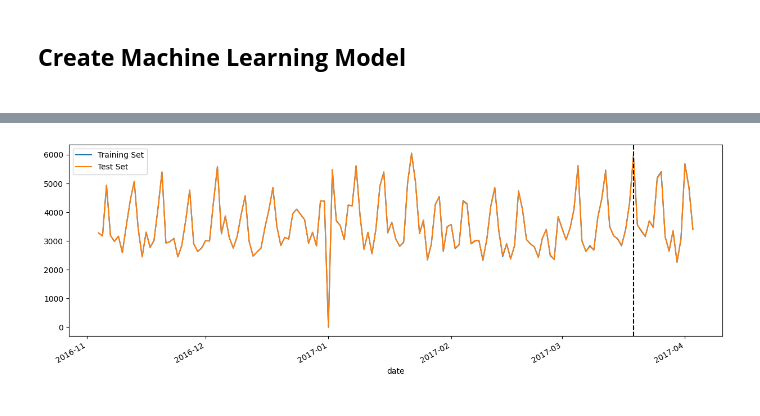
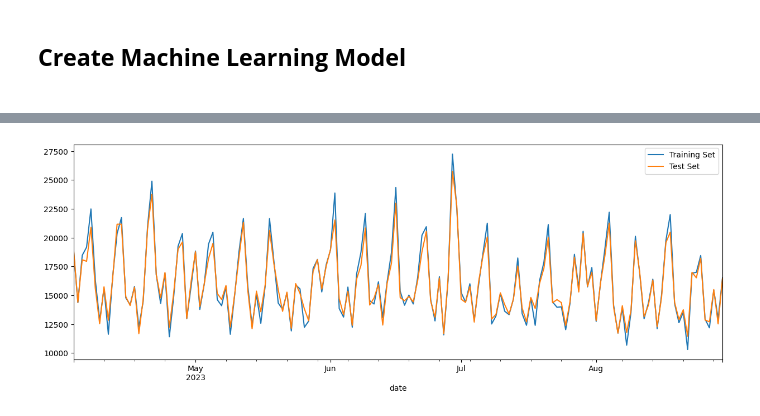
Before and after one commit to rhamdansyahrulm/Store-Sales, a Jupyter notebook: Store_Sales.ipynb, the cells around one changed output, grey strips where cells are left out. Cells and saved outputs as stored; diff of their text form; code cells hidden in the pictures.

```diff
--- a/Store_Sales.ipynb
+++ b/Store_Sales.ipynb
@@ -689,5 +601,8 @@ oil_imputed
 # Creating a combined dataset from raw training and test datasets.
 # Concatenating raw training and test datasets to create a combined dataset.
 raw_combined_dataset = pd.concat([raw_train_dataset, raw_test_dataset], ignore_index=True)
-raw_combined_dataset
+raw_combined_dataset["date"] = pd.to_datetime(raw_combined_dataset["date"])
+raw_combined_dataset["date"] = raw_combined_dataset["date"] + timedelta(days=365*6+90)
+raw_combined_dataset = raw_combined_dataset.groupby(['store_nbr', 'date'])[['sales', 'onpromotion']].sum().reset_index()
+raw_combined_dataset.head()
 # %% [output]
@@ -750,7 +659,7 @@ for key, value in separated_data.items():
     merged_df_4 = merged_df_3.merge(holiday_clean_national, on='date', how='left', suffixes=('_regional', ''))
 
     # Dropping irrelevant columns
-    merged_df_4 = merged_df_4.drop(columns=["city", "state", "store_nbr", "family", "type", "cluster"])
+    merged_df_4 = merged_df_4.drop(columns=["city", "state", "store_nbr", "type", "cluster"])
 
     # Encoding categorical columns using label encoding
     for encode_column in encode_columns:
@@ -763,7 +672,7 @@ for key, value in separated_data.items():
     merged_df_4 = merged_df_4.set_index('date')
 
     # Setting sales values to None for the last 150 days (test dataset)
-    merged_df_4.loc[merged_df_4.index[-150:], "sales"] = None
+    merged_df_4.loc[merged_df_4.index[-90:], "sales"] = None
 
     # Storing the processed dataset in the dictionary
     ready_dataset[key] = merged_df_4
@@ -816,7 +765,7 @@ y_tests = {}
 x_predicts = {}
 
 # Looping through each store-family combination's ready dataset
-for key, value in ready_dataset.items():
+for key, value in transformed_datasets.items():
     # Extracting training data (excluding the 'sales' column)
     train = value[~value["sales"].isnull()]
 
@@ -827,11 +776,11 @@ for key, value in ready_dataset.items():
     predict = value[value["sales"].isnull()]
 
     # Separating features and target variables
-    x_trains[key], y_trains[key] = train.iloc[:, 2:], train.iloc[:, 1].to_frame()
-    x_tests[key], y_tests[key] = test.iloc[:, 2:], test.iloc[:, 1].to_frame()
+    x_trains[key], y_trains[key] = train.iloc[:, 1:], train.iloc[:, 0].to_frame()
+    x_tests[key], y_tests[key] = test.iloc[:, 1:], test.iloc[:, 0].to_frame()
 
     # Features for prediction (excluding the 'sales' column)
-    x_predicts[key] = train.iloc[:, 2:]
+    x_predicts[key] = train.iloc[:, 1:]
 # %%
 # Creating a plot to visualize the training and test data split.
 fig, ax = plt.subplots(figsize=(10, 3)) # Creating a subplot with a specific figure size
@@ -906,0 +872,24 @@ compare_y.head()
+# %%
+# Making predictions on the test data using the trained regressor
+test_model = reg_models["store_2"].predict(x_tests["store_2"])
+predicted_test = x_tests["store_2"].copy()
+predicted_test["predict"] = test_model
+predicted_test["actual"] = y_tests["store_2"]
+
+# Reordering columns to move "predict" column to the first position
+actual_test = predicted_test[["actual"] + [col for col in predicted_test.columns if col != "actual" and col != "predict"]]
+predicted_test = predicted_test[["predict"] + [col for col in predicted_test.columns if col != "actual" and col != "predict"]]
+
+# Inverse transform the predicted and actual values to get them in original scale
+actual_original_scale = scalers["store_2"].inverse_transform(actual_test)
+predicted_original_scale = scalers["store_2"].inverse_transform(predicted_test)
+
+# Convert the numpy arrays back to DataFrames
+actual_original_df = pd.DataFrame(actual_original_scale, columns=actual_test.columns, index=actual_test.index)
+predicted_original_df = pd.DataFrame(predicted_original_scale, columns=predicted_test.columns, index=predicted_test.index)
+
+# Combine the "actual" column with the "predict" column
+compare_y = pd.concat([actual_original_df['actual'], predicted_original_df['predict']], axis=1)
+
+# Display the combined values
+compare_y
@@ -907,9 +911,8 @@ compare_y.head()
 # %%
 fig, ax = plt.subplots(figsize=(15, 5))
-compare_y["sales"].plot(ax=ax, label='Test Set')
+compare_y["actual"].plot(ax=ax, label='Test Set')
 compare_y["predict"].plot(ax=ax, label='Test Set')
-ax.axvline('03-19-2017', color='black', ls='--')
 ax.legend (['Training Set', 'Test Set'])
 plt.show()
 # %% [output]
-[figure, old version]
+[figure, new version]
```
Also changed, not shown: parts of 20 cells of this notebook.
